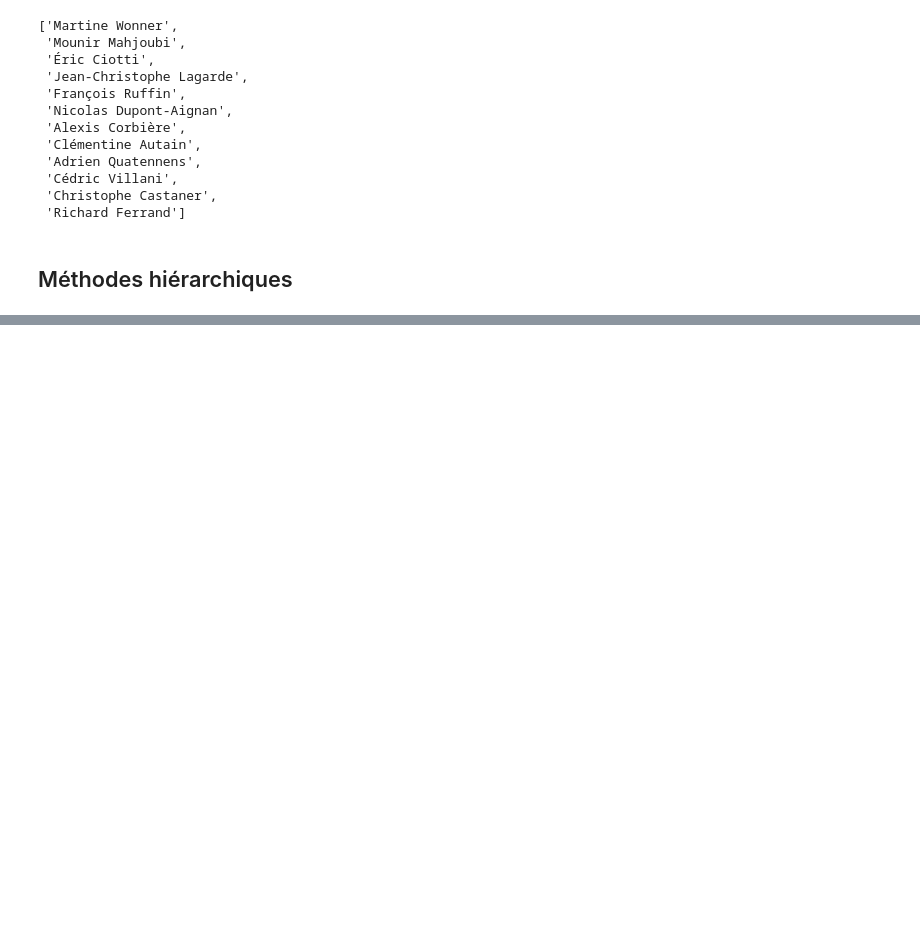
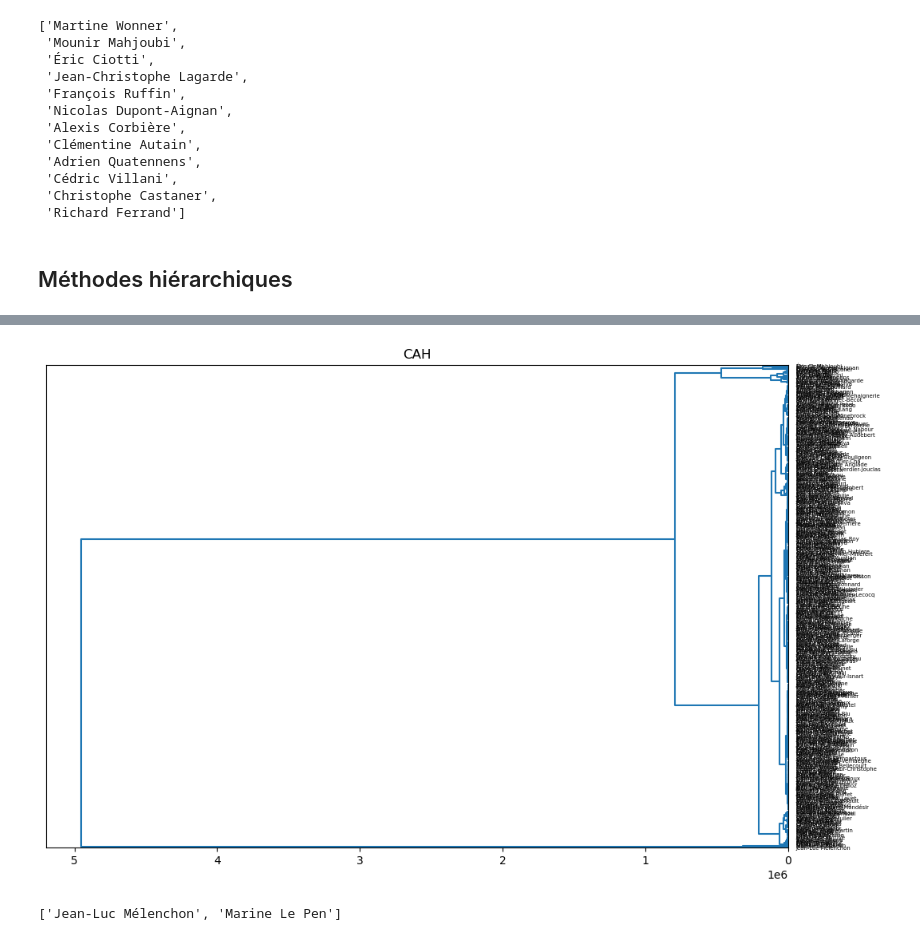
Before and after one commit to p-contamin/Prediction-de-l-activite-des-deputes-francais, a Jupyter notebook: 3. Modélisation/Clustering.ipynb, the cells around one changed output, grey strips where cells are left out. Saved outputs shown, nothing was run; the diff lists cells and outputs as text; code cells hidden in the pictures; blank space fills up the shorter version.

```diff
--- a/3. Modélisation/Clustering.ipynb
+++ b/3. Modélisation/Clustering.ipynb
@@ -201,0 +168,9 @@ datetime.datetime(2022, 1, 3, 18, 21, 24, 534570)
+# %%
+data_CAH=tab_final.drop(columns=['nom_de_famille', 'prenom','date_naissance',
+       'num_deptmt', 'nom_circo', 'num_circo', 'mandat_debut', 'mandat_fin','parti_ratt_financier','autres_mandats', 'anciens_autres_mandats','twitter',
+       'ville_naissance', 'dep_naissance','profession','patrimoine','DEPSIR','amendements_adoptes', 'amendements_proposes', 'amendements_signes',
+       'commission_interventions', 'commission_presences',
+       'hemicycle_interventions', 'hemicycle_interventions_courtes',
+       'propositions_ecrites', 'propositions_signees', 'questions_ecrites',
+       'questions_orales', 'rapports'])
+data_CAH.columns
@@ -201,0 +218,6 @@ datetime.datetime(2022, 1, 3, 18, 21, 24, 534570)
+# %%
+data_CAH=data_CAH.merge(pd.get_dummies(data_CAH.cat_soc_pro, prefix=''), left_index=True, right_index=True)
+data_CAH=data_CAH.merge(pd.get_dummies(data_CAH.groupe_sigle, prefix=''), left_index=True, right_index=True)
+data_CAH=data_CAH.drop(columns=['groupe_sigle','cat_soc_pro'])
+data_CAH=data_CAH.set_index("nom")
+data_CAH
@@ -201,0 +241,9 @@ datetime.datetime(2022, 1, 3, 18, 21, 24, 534570)
+# %%
+plt.figure(figsize=(12,8),dpi=100)
+#générer la matrice des liens
+Z = linkage(data_CAH,method='ward',metric='euclidean')
+plt.title("CAH")
+dendrogram(Z,labels=data_CAH.index,orientation='left',color_threshold=0)
+plt.show()
+# %% [output]
+[figure, added]
@@ -201,0 +255,4 @@ datetime.datetime(2022, 1, 3, 18, 21, 24, 534570)
+# %%
+data_CAH[data_CAH['Groupe']==1].index.to_list()
+# %% [output]
+['Jean-Luc Mélenchon', 'Marine Le Pen']
```
Also changed, not shown: parts of 24 cells of this notebook.
